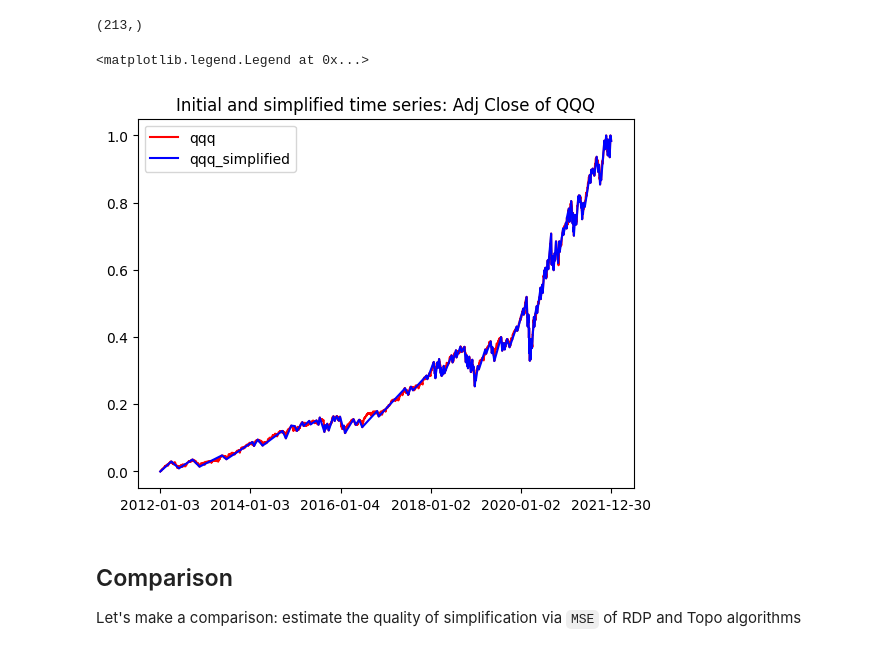
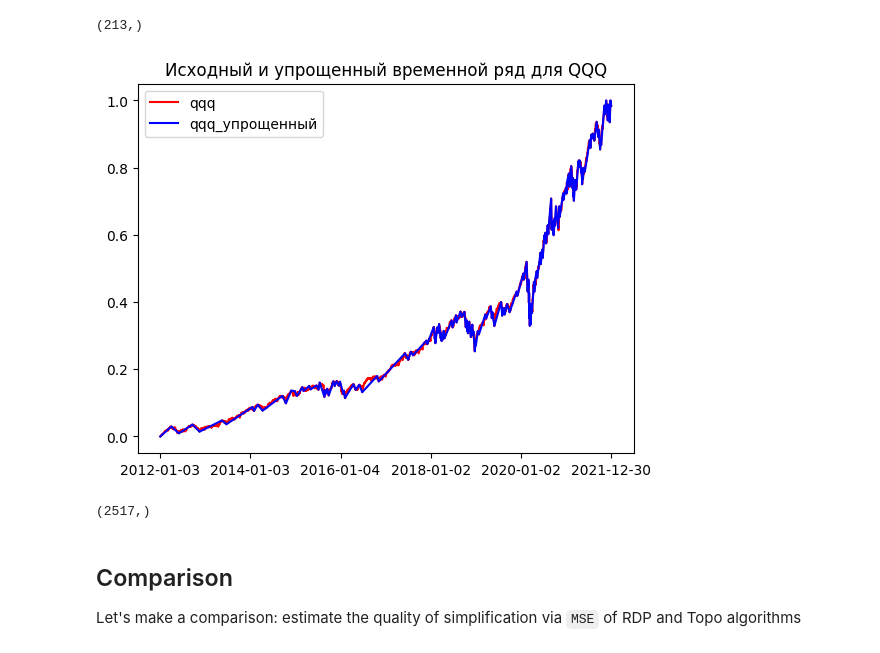
Before and after one commit to Snopoff/Masters-Thesis, a Jupyter notebook: notebooks/simplification.ipynb, the cells around one changed output. Saved outputs shown, nothing was run; the diff lists cells and outputs as text; code cells hidden in the pictures.

```diff
--- a/notebooks/simplification.ipynb
+++ b/notebooks/simplification.ipynb
@@ -78,14 +78,18 @@ qqq_top.shape
 # %%
 xticks_range = qqq_close.shape[0]
 plt.plot(qqq_close, c='r', label='qqq')
-plt.plot(qqq_top, c='b', label='qqq_simplified')
+plt.plot(qqq_top, c='b', label='qqq_упрощенный')
 plt.xticks(range(0, xticks_range, xticks_range // 5))
 #plt.xticks(range(0,2517,500))
-plt.title('Initial and simplified time series: Adj Close of QQQ')
+plt.title('Исходный и упрощенный временной ряд для QQQ')
 plt.legend(loc='best')
+plt.savefig("simpl_presentation.png")
 # %% [output]
-<matplotlib.legend.Legend at 0x...>
-[figure, old version]
+[figure, new version]
+# %%
+qqq_close.shape
+# %% [output]
+(2517,)
 # %% [markdown]
 ## Comparison
 
```
Also changed, not shown: parts of 1 cell of this notebook, 4 other files.
